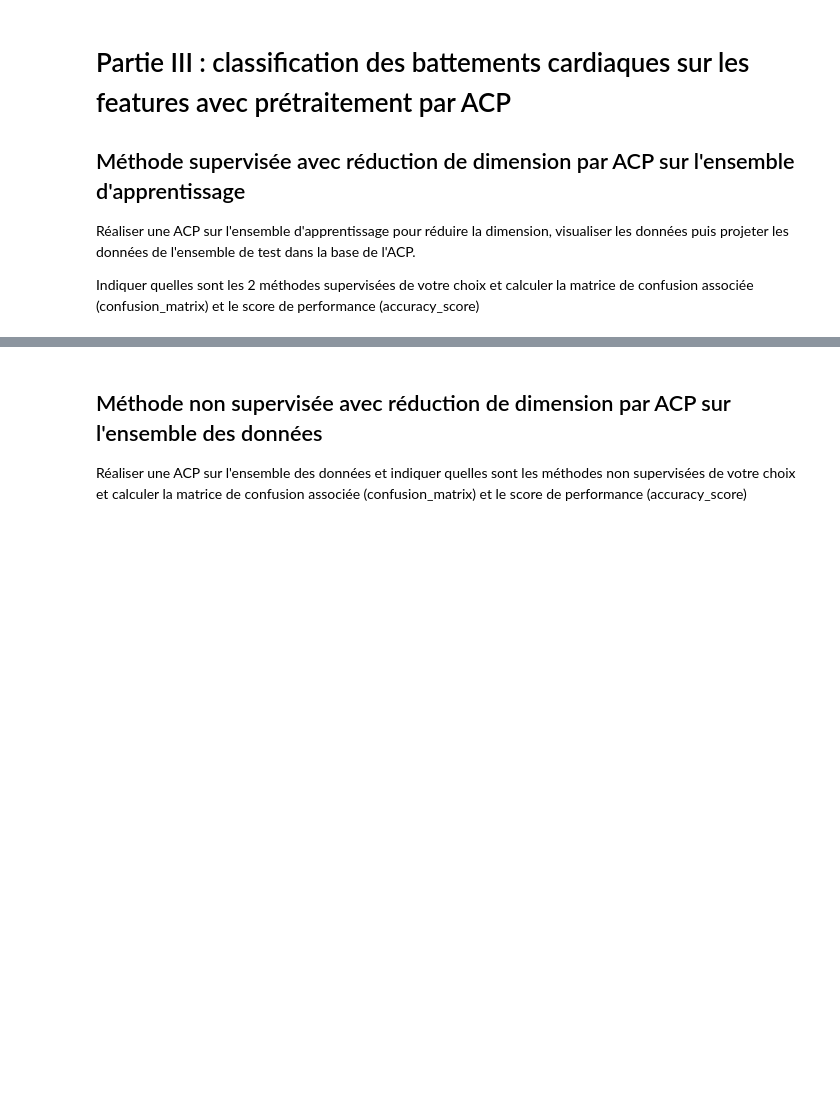
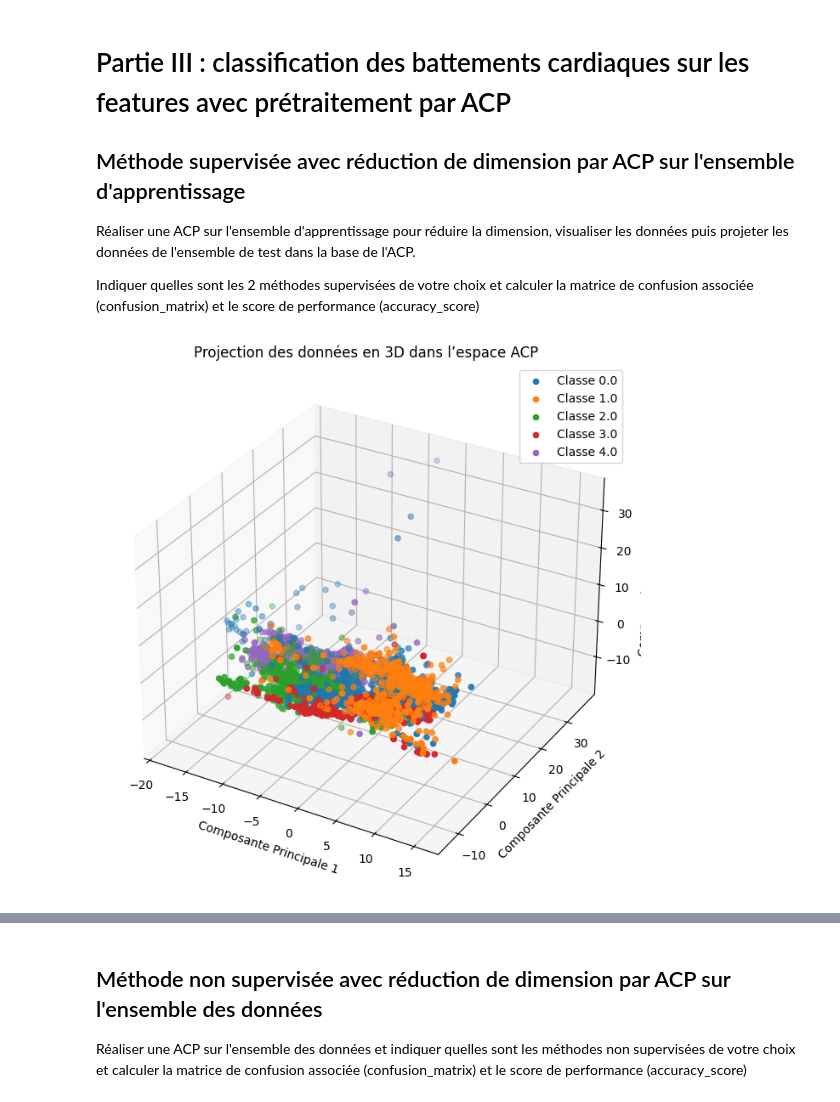
Before and after one commit to OussamaELGUERRAOUI/Classification-du-rythme-cardiaque-issu-d-ECG, a Jupyter notebook: Projet_ECG_Etudiant.ipynb, the cells around one changed output, grey strips where cells are left out. Cells and saved outputs as stored; diff of their text form; code cells hidden in the pictures; blank space fills up the shorter version.

```diff
--- a/Projet_ECG_Etudiant.ipynb
+++ b/Projet_ECG_Etudiant.ipynb
@@ -552 +553,36 @@ from sklearn.decomposition import PCA
+# %%
+
+
+# Normalisation des données avec StandardScaler
+scaler = StandardScaler()
+DataFeatureApp_normalized = scaler.fit_transform(DataFeatureApp)
+DataFeatureTest_normalized = scaler.transform(DataFeatureTest)
+
+# Réduction de dimension avec ACP (3 composantes)
+pca = PCA(n_components=3)
+DataFeatureApp_PCA = pca.fit_transform(DataFeatureApp_normalized)
+DataFeatureTest_PCA = pca.transform(DataFeatureTest_normalized)
+# %%
+from mpl_toolkits.mplot3d import Axes3D
+
+# Visualisation des données projetées en 3D
+fig = plt.figure(figsize=(10, 8))
+ax = fig.add_subplot(111, projection='3d')
+
+for label in np.unique(LabelF_train):
+    ax.scatter(
+        DataFeatureApp_PCA[LabelF_train == label, 0],
+        DataFeatureApp_PCA[LabelF_train == label, 1],
+        DataFeatureApp_PCA[LabelF_train == label, 2],
+        label=f'Classe {label}'
+    )
+
+ax.set_xlabel('Composante Principale 1')
+ax.set_ylabel('Composante Principale 2')
+ax.set_zlabel('Composante Principale 3')
+plt.title('Projection des données en 3D dans l’espace ACP')
+plt.legend()
+plt.show()
+# %% [output]
+[figure, added]
 # %%
```
Also changed, not shown: parts of 4 cells of this notebook.
